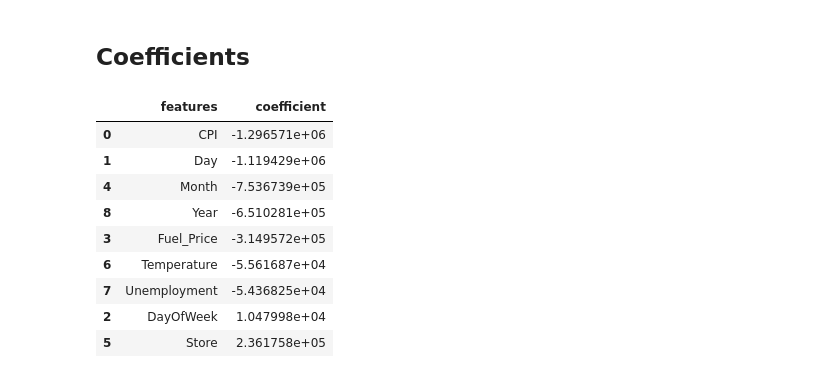
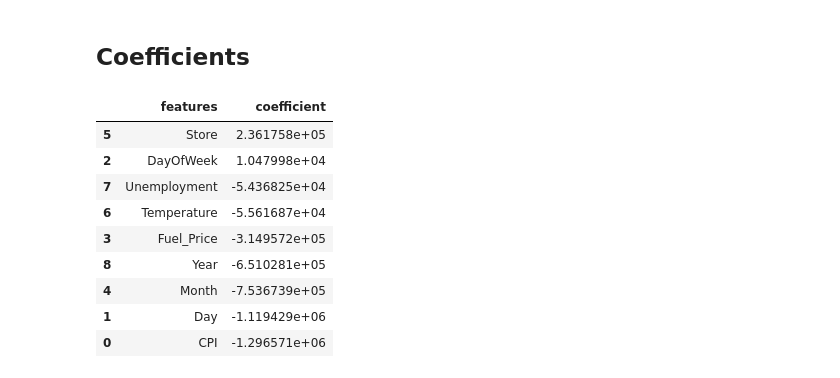
Before and after one commit to g0thier/Bloc-3, a Jupyter notebook: 01_Walmart/02_Linear_regression.ipynb, the cells around one changed output. Cells and saved outputs as stored; diff of their text form; code cells hidden in the pictures.

```diff
--- a/01_Walmart/02_Linear_regression.ipynb
+++ b/01_Walmart/02_Linear_regression.ipynb
@@ -178,30 +178,30 @@ R2 score on test set :  0.9437320453866503
 # %%
 #calculate coefficient features
 list_features = []
 
 for column in X.columns:
     if column in categorical_features:
         loop = len(X[column].unique())
         for i in range(loop-1):
             list_features.append(column)
     else:
         list_features.append(column)
 
 coefficient = pd.DataFrame(list(zip(list_features, model.coef_.tolist() )), columns=['features','coefficient'] )
 
 coefficient = coefficient.groupby('features', as_index=False).mean()
 
-coefficient = coefficient.sort_values(by=['coefficient'])
+coefficient = coefficient.sort_values(by=['coefficient'], ascending=False)
 
 display(coefficient)
 # %% [output]
 |  | features | coefficient |
+| 5 | Store | 2.361758e+05 |
+| 2 | DayOfWeek | 1.047998e+04 |
+| 7 | Unemployment | -5.436825e+04 |
+| 6 | Temperature | -5.561687e+04 |
+| 3 | Fuel_Price | -3.149572e+05 |
+| 8 | Year | -6.510281e+05 |
+| 4 | Month | -7.536739e+05 |
+| 1 | Day | -1.119429e+06 |
 | 0 | CPI | -1.296571e+06 |
-| 1 | Day | -1.119429e+06 |
-| 4 | Month | -7.536739e+05 |
-| 8 | Year | -6.510281e+05 |
-| 3 | Fuel_Price | -3.149572e+05 |
-| 6 | Temperature | -5.561687e+04 |
-| 7 | Unemployment | -5.436825e+04 |
-| 2 | DayOfWeek | 1.047998e+04 |
-| 5 | Store | 2.361758e+05 |
```
Also changed, not shown: parts of 1 cell of this notebook, 3 other files.
